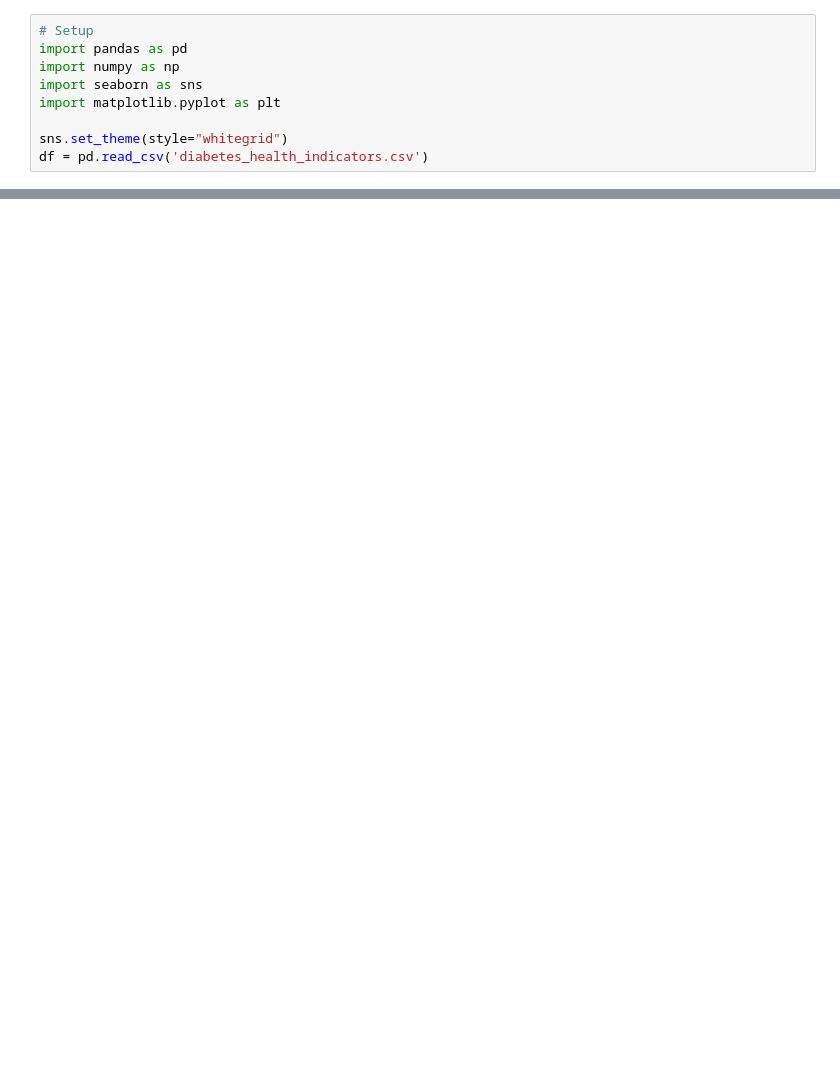
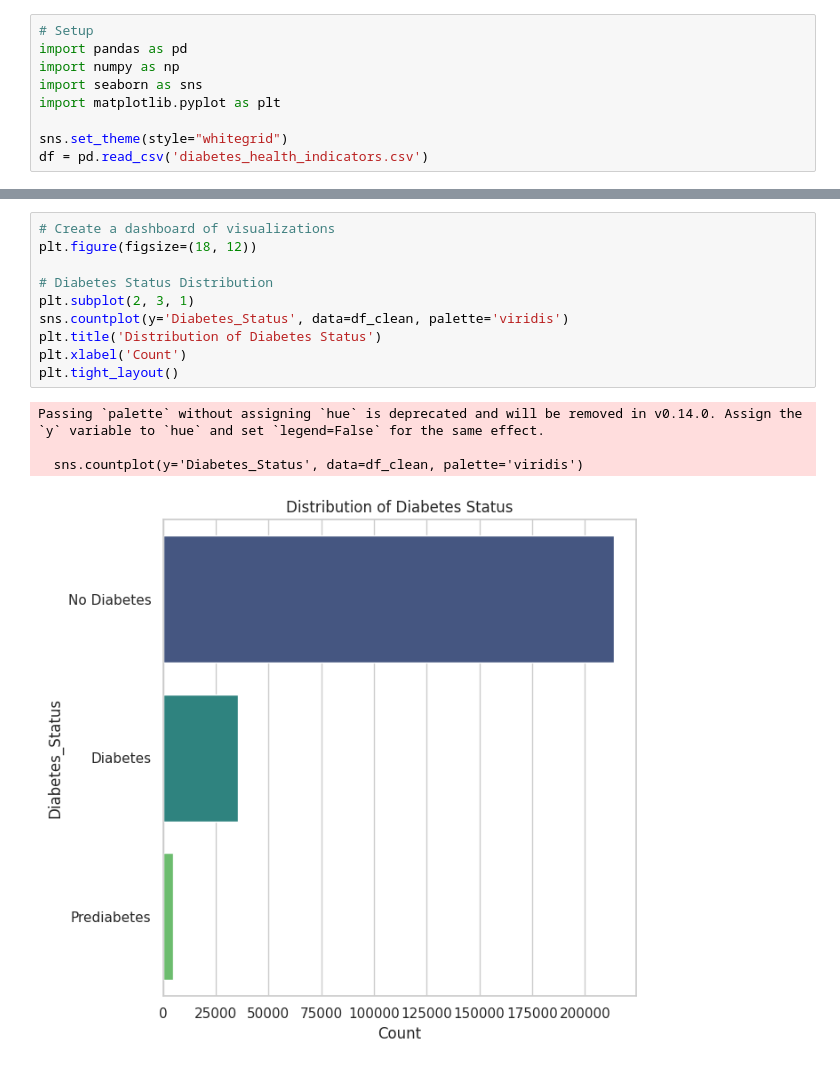
Before and after one commit to aileks/diabetes-brfss-eda, a Jupyter notebook: analysis.ipynb, the cells around one changed output, grey strips where cells are left out. Saved outputs shown, nothing was run; the diff lists cells and outputs as text; blank space fills up the shorter version.

Commit message:
add plots

```diff
--- a/analysis.ipynb
+++ b/analysis.ipynb
@@ -194,0 +208,15 @@ df.head()
+# %%
+# Create a dashboard of visualizations
+plt.figure(figsize=(18, 12))
+
+# Diabetes Status Distribution
+plt.subplot(2, 3, 1)
+sns.countplot(y='Diabetes_Status', data=df_clean, palette='viridis')
+plt.title('Distribution of Diabetes Status')
+plt.xlabel('Count')
+plt.tight_layout()
+# %% [output]
+Passing `palette` without assigning `hue` is deprecated and will be removed in v0.14.0. Assign the `y` variable to `hue` and set `legend=False` for the same effect.
+
+  sns.countplot(y='Diabetes_Status', data=df_clean, palette='viridis')
+[figure, added]
```
Also changed, not shown: parts of 19 cells of this notebook, 2 other files.
